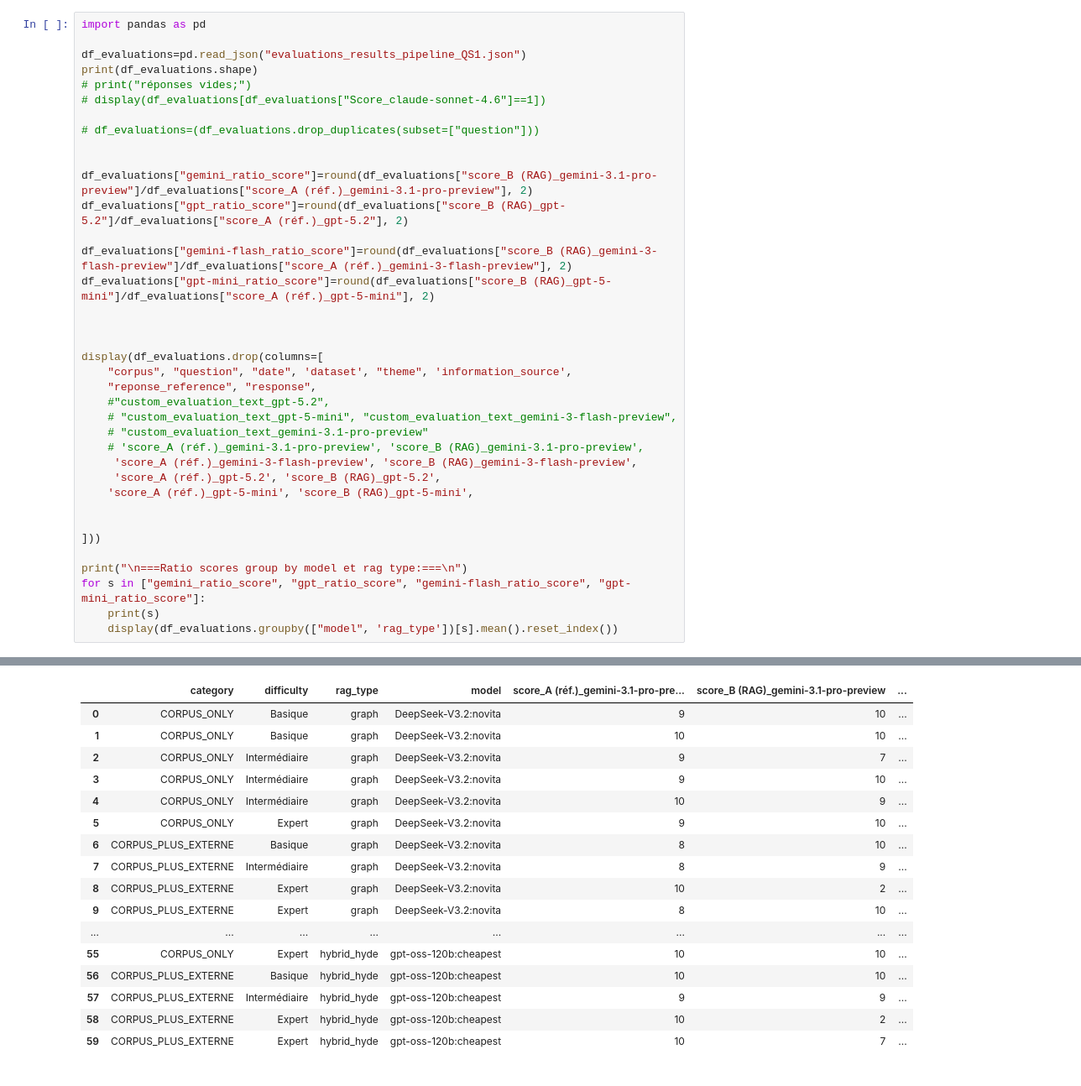
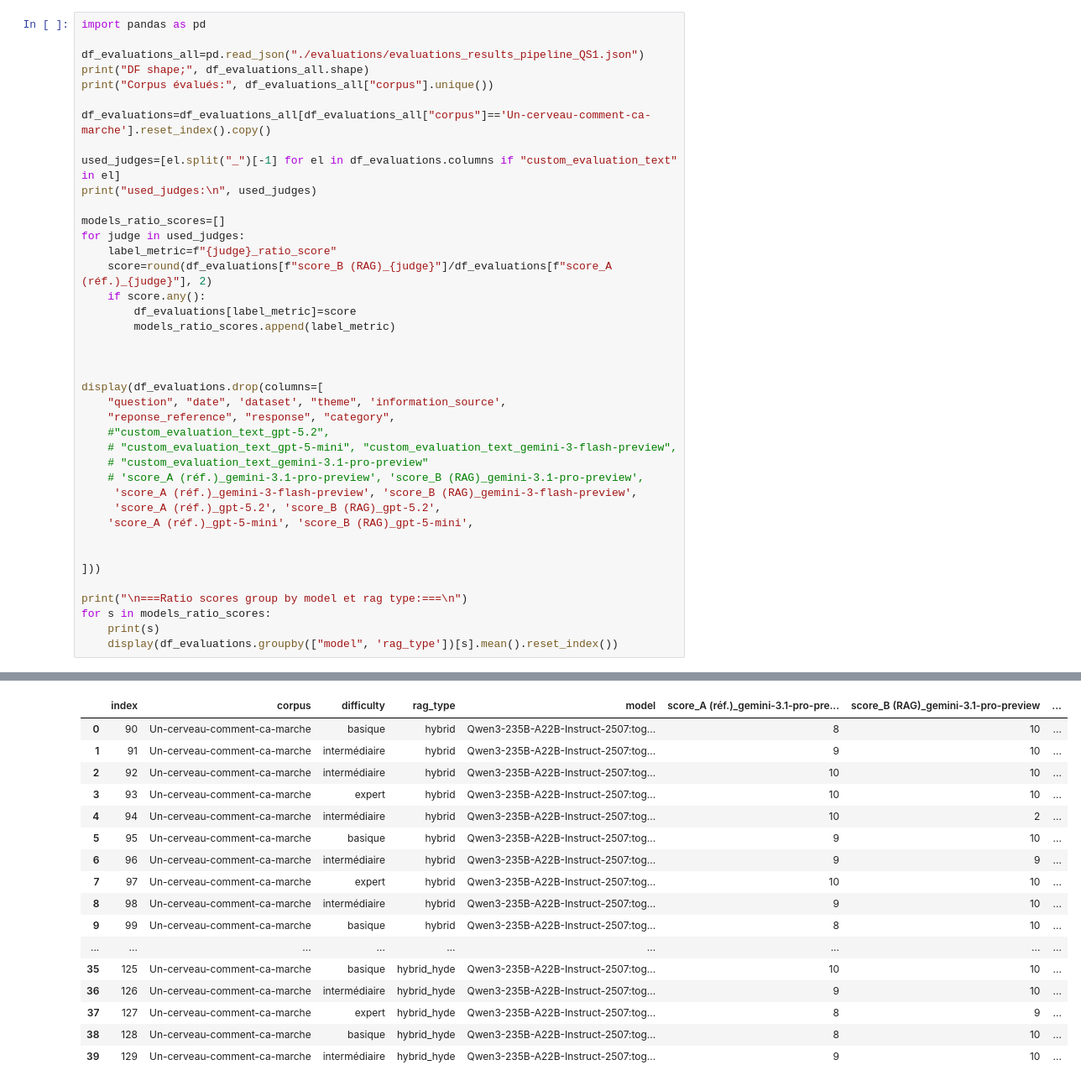
Before and after one commit to IA-audiovisuel/MVP, a Jupyter notebook: scripts/analyse-evaluations-QS1 (corpus).ipynb, the cells around one changed output, grey strips where cells are left out. Shown at 84% size. Drawn from its saved outputs; the diff is of its cells as text.

```diff
--- a/scripts/analyse-evaluations-QS1 (corpus).ipynb
+++ b/scripts/analyse-evaluations-QS1 (corpus).ipynb
@@ -1,25 +1,28 @@
 # %%
 import pandas as pd
 
-df_evaluations=pd.read_json("evaluations_results_pipeline_QS1.json")
-print(df_evaluations.shape)
-# print("réponses vides;")
-# display(df_evaluations[df_evaluations["Score_claude-sonnet-4.6"]==1])
+df_evaluations_all=pd.read_json("./evaluations/evaluations_results_pipeline_QS1.json")
+print("DF shape;", df_evaluations_all.shape)
+print("Corpus évalués:", df_evaluations_all["corpus"].unique())
 
-# df_evaluations=(df_evaluations.drop_duplicates(subset=["question"]))
+df_evaluations=df_evaluations_all[df_evaluations_all["corpus"]=='Un-cerveau-comment-ca-marche'].reset_index().copy()
 
+used_judges=[el.split("_")[-1] for el in df_evaluations.columns if "custom_evaluation_text" in el]
+print("used_judges:\n", used_judges)
 
-df_evaluations["gemini_ratio_score"]=round(df_evaluations["score_B (RAG)_gemini-3.1-pro-preview"]/df_evaluations["score_A (réf.)_gemini-3.1-pro-preview"], 2)
-df_evaluations["gpt_ratio_score"]=round(df_evaluations["score_B (RAG)_gpt-5.2"]/df_evaluations["score_A (réf.)_gpt-5.2"], 2)
-
-df_evaluations["gemini-flash_ratio_score"]=round(df_evaluations["score_B (RAG)_gemini-3-flash-preview"]/df_evaluations["score_A (réf.)_gemini-3-flash-preview"], 2)
-df_evaluations["gpt-mini_ratio_score"]=round(df_evaluations["score_B (RAG)_gpt-5-mini"]/df_evaluations["score_A (réf.)_gpt-5-mini"], 2)
+models_ratio_scores=[]
+for judge in used_judges:
+    label_metric=f"{judge}_ratio_score"
+    score=round(df_evaluations[f"score_B (RAG)_{judge}"]/df_evaluations[f"score_A (réf.)_{judge}"], 2)
+    if score.any():
+        df_evaluations[label_metric]=score
+        models_ratio_scores.append(label_metric)
 
 
 
 display(df_evaluations.drop(columns=[
-    "corpus", "question", "date", 'dataset', "theme", 'information_source',
-    "reponse_reference", "response",
+    "question", "date", 'dataset', "theme", 'information_source',
+    "reponse_reference", "response", "category",
     #"custom_evaluation_text_gpt-5.2",
     # "custom_evaluation_text_gpt-5-mini", "custom_evaluation_text_gemini-3-flash-preview",
     # "custom_evaluation_text_gemini-3.1-pro-preview"
@@ -32,7 +35,7 @@ display(df_evaluations.drop(columns=[
 ]))
 
 print("\n===Ratio scores group by model et rag type:===\n")
-for s in ["gemini_ratio_score", "gpt_ratio_score", "gemini-flash_ratio_score", "gpt-mini_ratio_score"]:
+for s in models_ratio_scores:
     print(s)
     display(df_evaluations.groupby(["model", 'rag_type'])[s].mean().reset_index())
 # %% [output]
@@ -40,17 +47,17 @@ for s in ["gemini_ratio_score", "gpt_ratio_score", "gemini-flash_ratio_score", "
-|  | category | difficulty | rag_type | model | score_A (réf.)_gemini-3.1-pro-pre... | score_B (RAG)_gemini-3.1-pro-preview | ... |
-| 0 | CORPUS_ONLY | Basique | graph | DeepSeek-V3.2:novita | 9 | 10 | ... |
-| 1 | CORPUS_ONLY | Basique | graph | DeepSeek-V3.2:novita | 10 | 10 | ... |
-| 2 | CORPUS_ONLY | Intermédiaire | graph | DeepSeek-V3.2:novita | 9 | 7 | ... |
-| 3 | CORPUS_ONLY | Intermédiaire | graph | DeepSeek-V3.2:novita | 9 | 10 | ... |
-| 4 | CORPUS_ONLY | Intermédiaire | graph | DeepSeek-V3.2:novita | 10 | 9 | ... |
-| 5 | CORPUS_ONLY | Expert | graph | DeepSeek-V3.2:novita | 9 | 10 | ... |
-| 6 | CORPUS_PLUS_EXTERNE | Basique | graph | DeepSeek-V3.2:novita | 8 | 10 | ... |
-| 7 | CORPUS_PLUS_EXTERNE | Intermédiaire | graph | DeepSeek-V3.2:novita | 8 | 9 | ... |
-| 8 | CORPUS_PLUS_EXTERNE | Expert | graph | DeepSeek-V3.2:novita | 10 | 2 | ... |
-| 9 | CORPUS_PLUS_EXTERNE | Expert | graph | DeepSeek-V3.2:novita | 8 | 10 | ... |
-| ... | ... | ... | ... | ... | ... | ... | ... |
-| 55 | CORPUS_ONLY | Expert | hybrid_hyde | gpt-oss-120b:cheapest | 10 | 10 | ... |
-| 56 | CORPUS_PLUS_EXTERNE | Basique | hybrid_hyde | gpt-oss-120b:cheapest | 10 | 10 | ... |
-| 57 | CORPUS_PLUS_EXTERNE | Intermédiaire | hybrid_hyde | gpt-oss-120b:cheapest | 9 | 9 | ... |
-| 58 | CORPUS_PLUS_EXTERNE | Expert | hybrid_hyde | gpt-oss-120b:cheapest | 10 | 2 | ... |
-| 59 | CORPUS_PLUS_EXTERNE | Expert | hybrid_hyde | gpt-oss-120b:cheapest | 10 | 7 | ... |
+|  | index | corpus | difficulty | rag_type | model | score_A (réf.)_gemini-3.1-pro-pre... | score_B (RAG)_gemini-3.1-pro-preview | ... |
+| 0 | 90 | Un-cerveau-comment-ca-marche | basique | hybrid | Qwen3-235B-A22B-Instruct-2507:tog... | 8 | 10 | ... |
+| 1 | 91 | Un-cerveau-comment-ca-marche | intermédiaire | hybrid | Qwen3-235B-A22B-Instruct-2507:tog... | 9 | 10 | ... |
+| 2 | 92 | Un-cerveau-comment-ca-marche | intermédiaire | hybrid | Qwen3-235B-A22B-Instruct-2507:tog... | 10 | 10 | ... |
+| 3 | 93 | Un-cerveau-comment-ca-marche | expert | hybrid | Qwen3-235B-A22B-Instruct-2507:tog... | 10 | 10 | ... |
+| 4 | 94 | Un-cerveau-comment-ca-marche | intermédiaire | hybrid | Qwen3-235B-A22B-Instruct-2507:tog... | 10 | 2 | ... |
+| 5 | 95 | Un-cerveau-comment-ca-marche | basique | hybrid | Qwen3-235B-A22B-Instruct-2507:tog... | 9 | 10 | ... |
+| 6 | 96 | Un-cerveau-comment-ca-marche | intermédiaire | hybrid | Qwen3-235B-A22B-Instruct-2507:tog... | 9 | 9 | ... |
+| 7 | 97 | Un-cerveau-comment-ca-marche | expert | hybrid | Qwen3-235B-A22B-Instruct-2507:tog... | 10 | 10 | ... |
+| 8 | 98 | Un-cerveau-comment-ca-marche | intermédiaire | hybrid | Qwen3-235B-A22B-Instruct-2507:tog... | 9 | 10 | ... |
+| 9 | 99 | Un-cerveau-comment-ca-marche | basique | hybrid | Qwen3-235B-A22B-Instruct-2507:tog... | 8 | 10 | ... |
+| ... | ... | ... | ... | ... | ... | ... | ... | ... |
+| 35 | 125 | Un-cerveau-comment-ca-marche | basique | hybrid_hyde | Qwen3-235B-A22B-Instruct-2507:tog... | 10 | 10 | ... |
+| 36 | 126 | Un-cerveau-comment-ca-marche | intermédiaire | hybrid_hyde | Qwen3-235B-A22B-Instruct-2507:tog... | 9 | 10 | ... |
+| 37 | 127 | Un-cerveau-comment-ca-marche | expert | hybrid_hyde | Qwen3-235B-A22B-Instruct-2507:tog... | 8 | 9 | ... |
+| 38 | 128 | Un-cerveau-comment-ca-marche | basique | hybrid_hyde | Qwen3-235B-A22B-Instruct-2507:tog... | 8 | 10 | ... |
+| 39 | 129 | Un-cerveau-comment-ca-marche | intermédiaire | hybrid_hyde | Qwen3-235B-A22B-Instruct-2507:tog... | 9 | 10 | ... |
```
Also changed, not shown: parts of 8 cells of this notebook, 6 other files.
